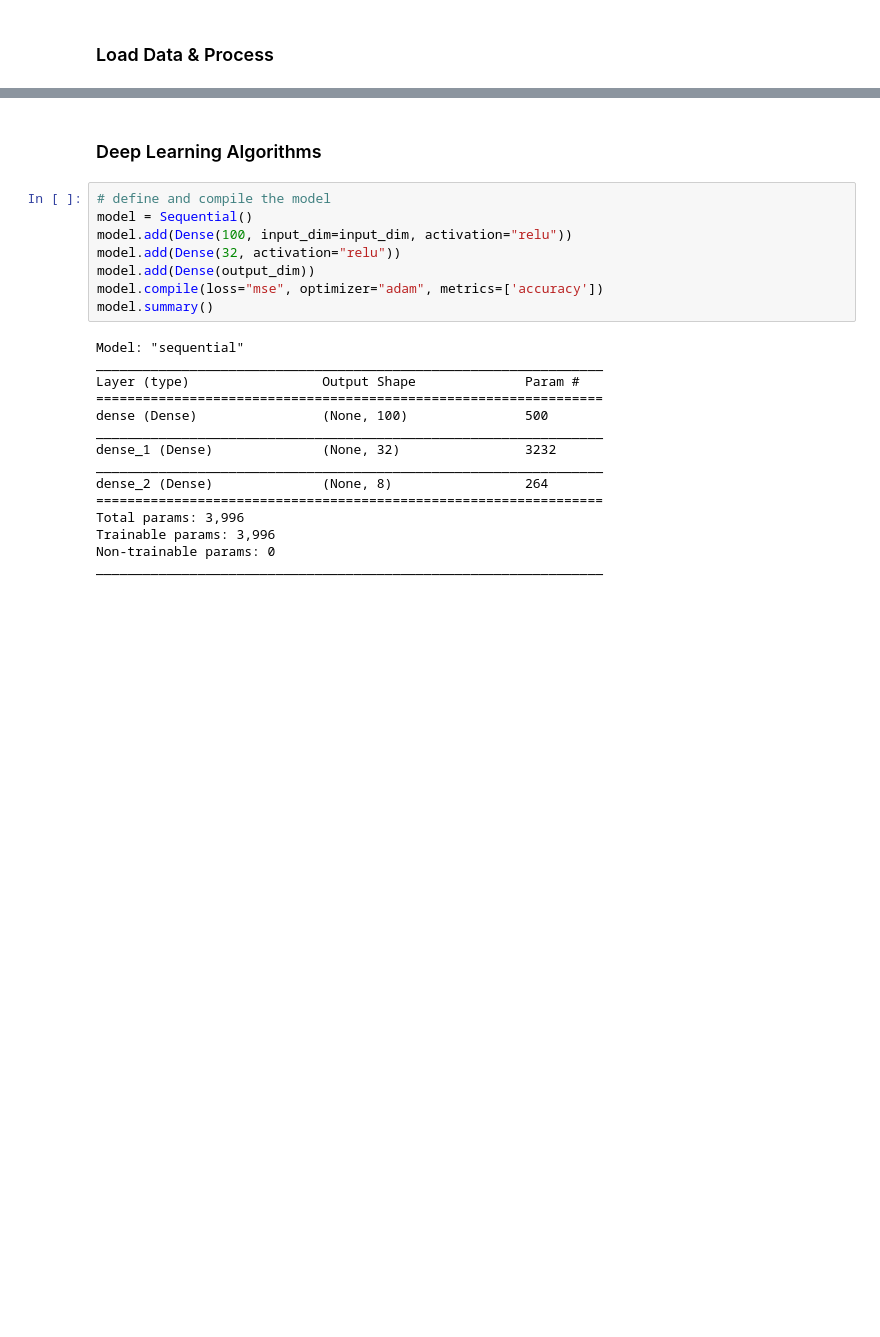
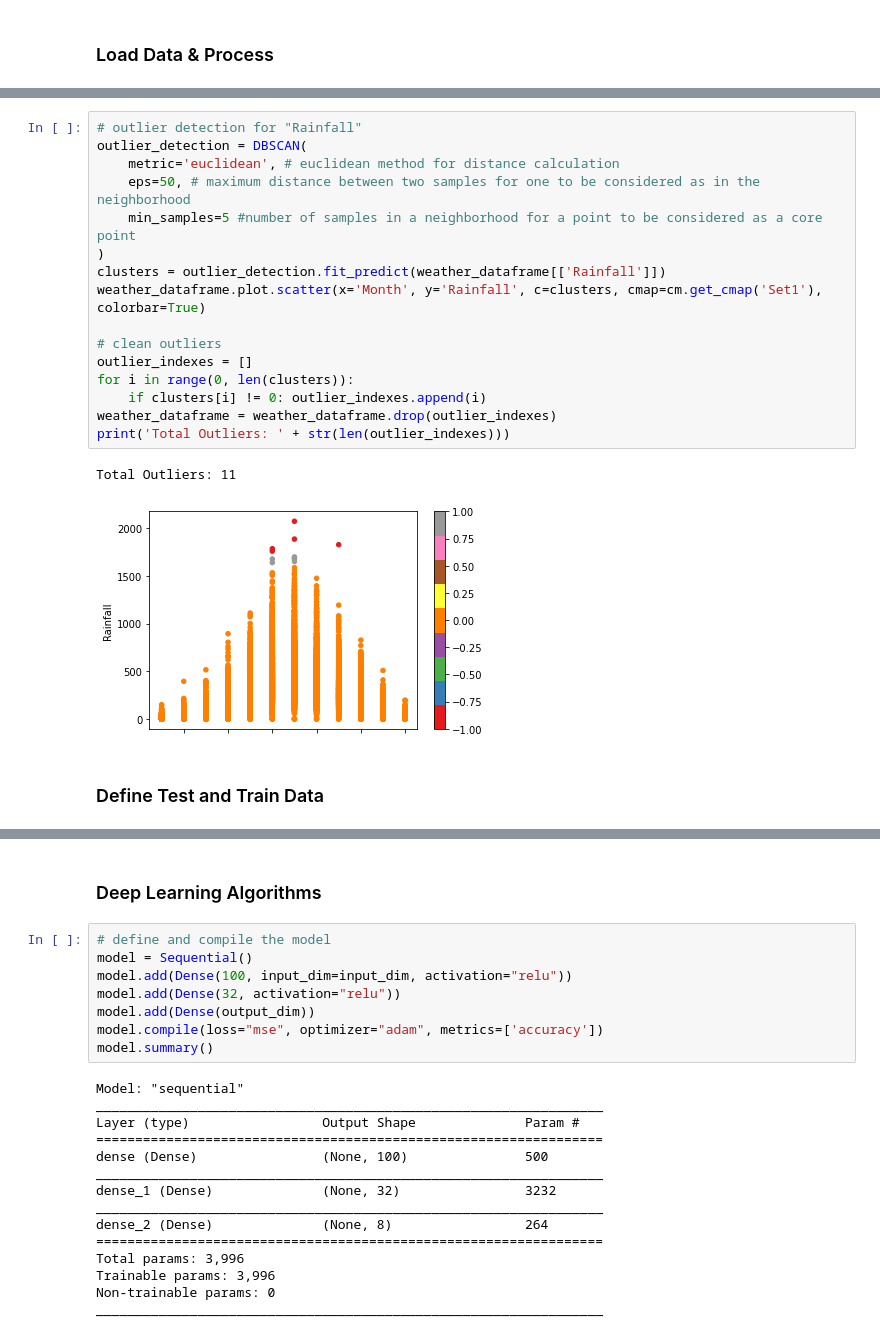
Before and after one commit to skoly/Weather-Forecasting-Data-Mining, a Jupyter notebook: Weather Forecasting.ipynb, the cells around one changed output, grey strips where cells are left out. Cells and saved outputs as stored; diff of their text form; blank space fills up the shorter version.

```diff
--- a/Weather Forecasting.ipynb
+++ b/Weather Forecasting.ipynb
@@ -59,0 +75,21 @@ weather_dataframe.sample(n=10)
+# %%
+# outlier detection for "Rainfall"
+outlier_detection = DBSCAN(
+    metric='euclidean', # euclidean method for distance calculation
+    eps=50, # maximum distance between two samples for one to be considered as in the neighborhood
+    min_samples=5 #number of samples in a neighborhood for a point to be considered as a core point
+)
+clusters = outlier_detection.fit_predict(weather_dataframe[['Rainfall']])
+weather_dataframe.plot.scatter(x='Month', y='Rainfall', c=clusters, cmap=cm.get_cmap('Set1'), colorbar=True)
+
+# clean outliers
+outlier_indexes = []
+for i in range(0, len(clusters)):
+    if clusters[i] != 0: outlier_indexes.append(i)
+weather_dataframe = weather_dataframe.drop(outlier_indexes)
+print('Total Outliers: ' + str(len(outlier_indexes)))
+# %% [output]
+Total Outliers: 11
+[figure, added]
+# %% [markdown]
+### Define Test and Train Data
```
Also changed, not shown: parts of 11 cells of this notebook, 1 other file.
